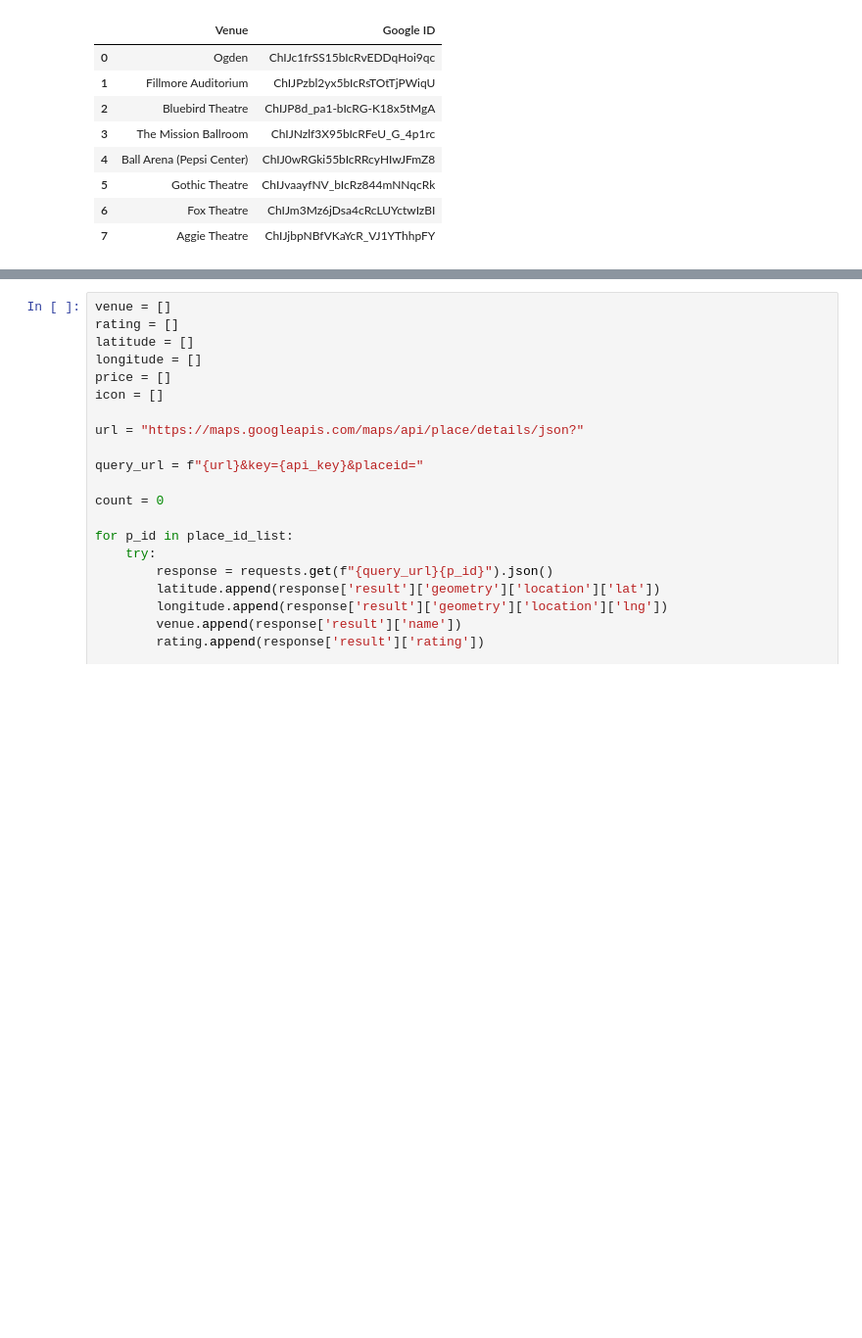
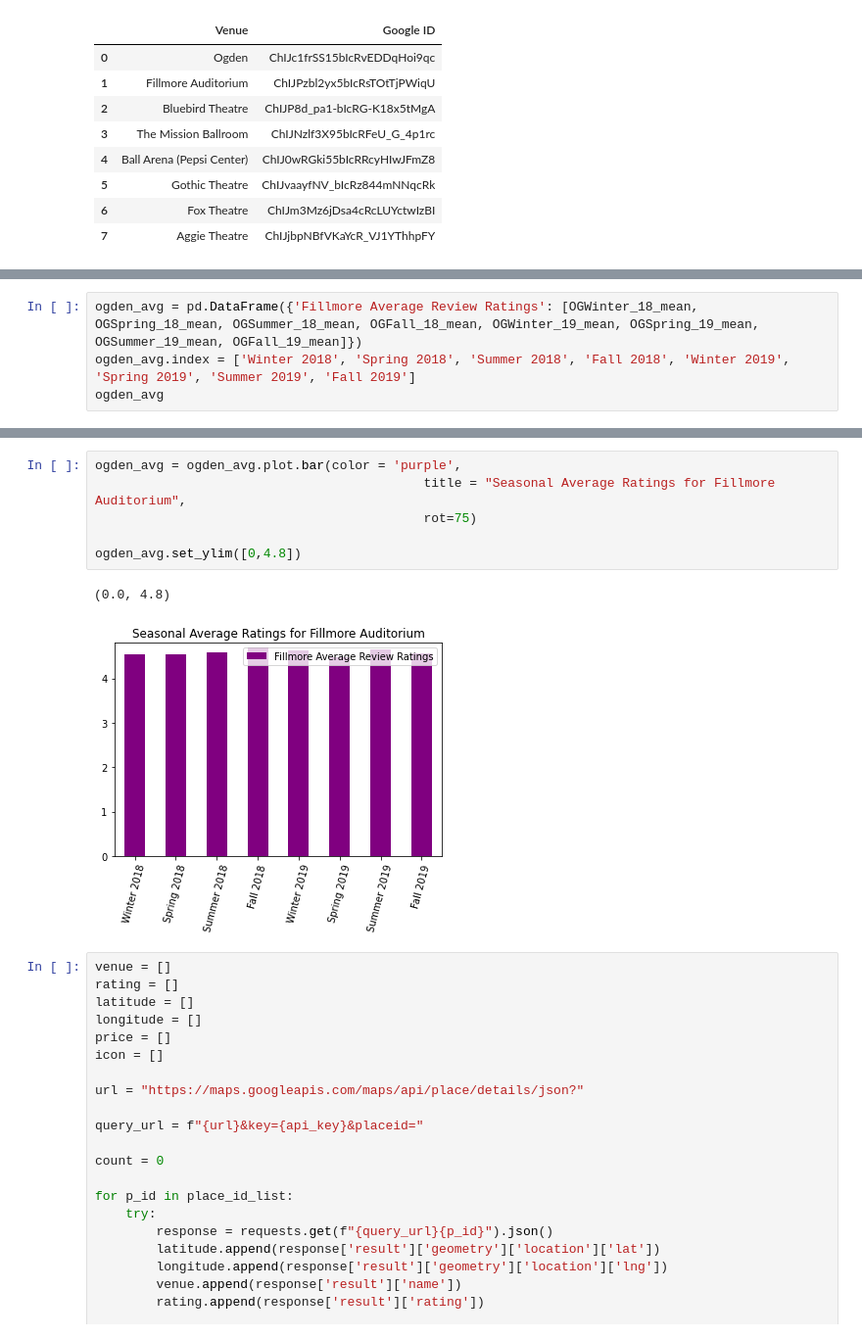
Before and after one commit to mattyk33/A-team, a Jupyter notebook: Untitled.ipynb, the cells around one changed output, grey strips where cells are left out. Shown at 98% size. Cells and saved outputs as stored; diff of their text form; blank space fills up the shorter version.

```diff
--- a/Untitled.ipynb
+++ b/Untitled.ipynb
@@ -126,0 +230,4 @@ Fall =[]
+# %%
+ogden_avg = pd.DataFrame({'Fillmore Average Review Ratings': [OGWinter_18_mean, OGSpring_18_mean, OGSummer_18_mean, OGFall_18_mean, OGWinter_19_mean, OGSpring_19_mean, OGSummer_19_mean, OGFall_19_mean]})
+ogden_avg.index = ['Winter 2018', 'Spring 2018', 'Summer 2018', 'Fall 2018', 'Winter 2019', 'Spring 2019', 'Summer 2019', 'Fall 2019']
+ogden_avg
@@ -127,3 +250,12 @@ Fall =[]
+# %%
+ogden_avg = ogden_avg.plot.bar(color = 'purple',
+                                           title = "Seasonal Average Ratings for Fillmore Auditorium",
+                                           rot=75)
+
+ogden_avg.set_ylim([0,4.8])
+# %% [output]
+(0.0, 4.8)
+[figure, added]
 # %%
 venue = []
 rating = []
```
Also changed, not shown: parts of 19 cells of this notebook, 2 other files.
